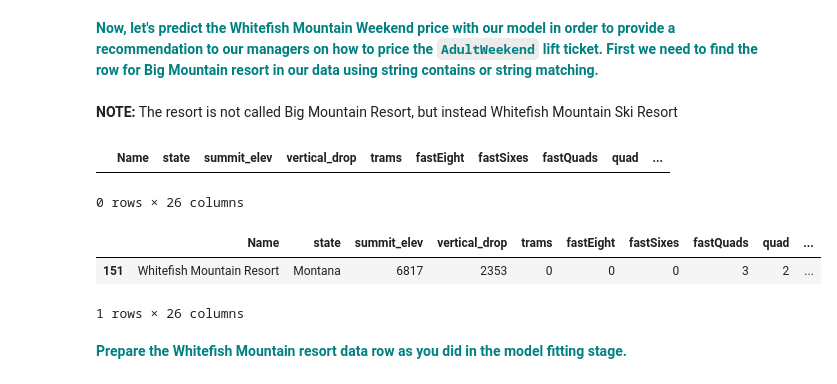
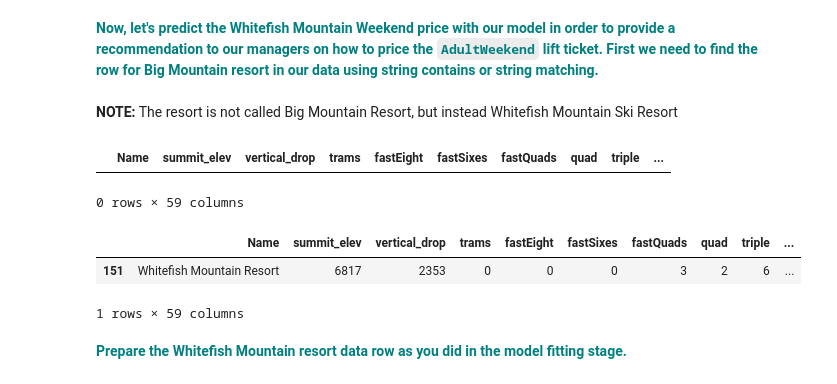
Before and after one commit to jolfr/capstone-01, a Jupyter notebook: notebooks/Notebook_stepsix.ipynb, the cells around one changed output. Saved outputs shown, nothing was run; the diff lists cells and outputs as text; code cells hidden in the pictures.

```diff
--- a/notebooks/Notebook_stepsix.ipynb
+++ b/notebooks/Notebook_stepsix.ipynb
@@ -61,4 +61,4 @@ df.drop('AdultWeekday', axis=1, inplace=True)
 # %%
-immediate = df.copy()
-long_term = df.copy()
+predict = df.copy()
+recommend = df.copy()
 # %% [markdown]
@@ -68,9 +68,9 @@ Immediate reccomendations to raise or lower ticket prices based upon alterable q
 #### Create Dummy Features for Categorical Variables
 State is a categorical variable, so dummy variables will need to be created to allow modelling.
 # %%
-dfo=immediate[['state']] # select state column
+dfo=predict[['state']] # select state column
 
-immediate = pd.concat([immediate.drop(dfo, axis=1), pd.get_dummies(dfo)], axis=1) # generate dummy columns and then drop state categorical column
+predict = pd.concat([predict.drop(dfo, axis=1), pd.get_dummies(dfo)], axis=1) # generate dummy columns and then drop state categorical column
 # %% [markdown]
 #### Standardize the magnitude of numeric features
 # %%
@@ -211,16 +203,16 @@ pd.DataFrame(lm.coef_, X.columns, columns=['Coefficient']).sort_values('Coeffici
 **<font color='teal'> Now, let's predict the Whitefish Mountain Weekend price with our model in order to provide a recommendation to our managers on how to price the `AdultWeekend` lift ticket. First we need to find the row for Big Mountain resort in our data using string contains or string matching.</font>**
 <br/><br/>**NOTE:** The resort is not called Big Mountain Resort, but instead Whitefish Mountain Ski Resort
 # %%
-df[df['Name'].str.contains('Big Mountain')]
+predict[predict['Name'].str.contains('Big Mountain')]
 # %% [output]
-|  | Name | state | summit_elev | vertical_drop | trams | fastEight | fastSixes | fastQuads | quad | ... |
+|  | Name | summit_elev | vertical_drop | trams | fastEight | fastSixes | fastQuads | quad | triple | ... |
-0 rows × 26 columns
+0 rows × 59 columns
 # %%
-row = df[df['Name'].str.contains('Whitefish Mountain Resort')]
-row
+client = predict[predict['Name'].str.contains('Whitefish Mountain Resort')]
+client
 # %% [output]
-|  | Name | state | summit_elev | vertical_drop | trams | fastEight | fastSixes | fastQuads | quad | ... |
-| 151 | Whitefish Mountain Resort | Montana | 6817 | 2353 | 0 | 0 | 0 | 3 | 2 | ... |
+|  | Name | summit_elev | vertical_drop | trams | fastEight | fastSixes | fastQuads | quad | triple | ... |
+| 151 | Whitefish Mountain Resort | 6817 | 2353 | 0 | 0 | 0 | 3 | 2 | 6 | ... |
-1 rows × 26 columns
+1 rows × 59 columns
 # %% [markdown]
 **<font color='teal'> Prepare the Whitefish Mountain resort data row as you did in the model fitting stage.</font>**
```
Also changed, not shown: parts of 70 cells of this notebook, 8 other files.
